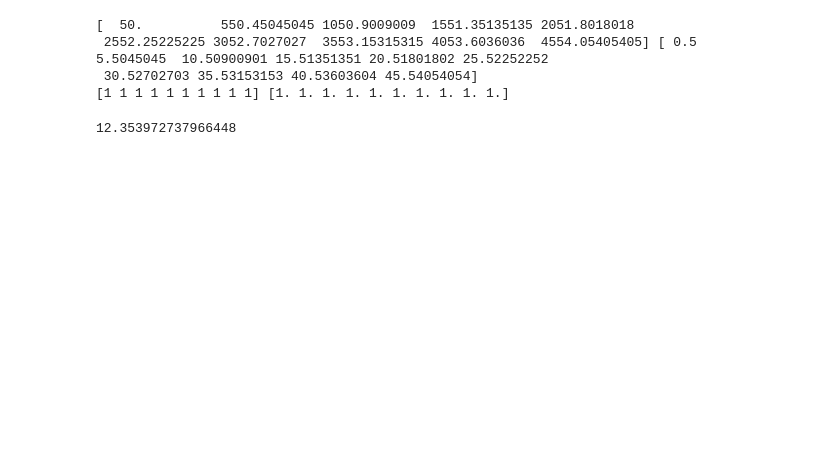
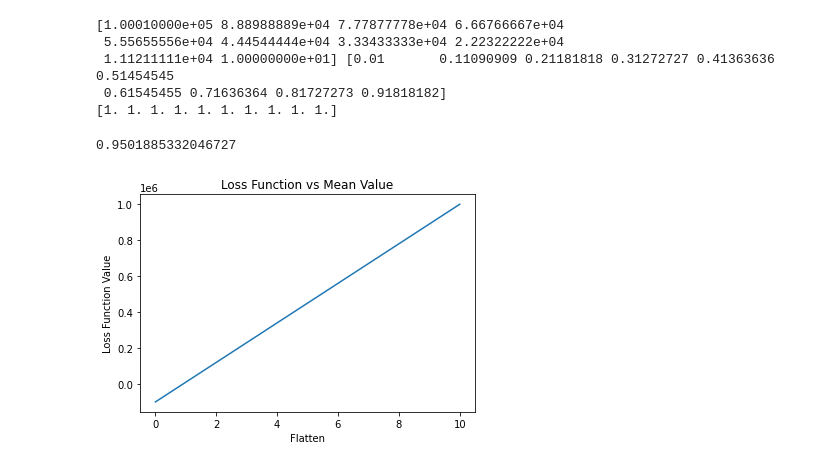
Before and after one commit to InquisitorNova/hffragKaylen, a Jupyter notebook: LossSurface.ipynb, the cells around one changed output. Drawn from its saved outputs; the diff is of its cells as text; code cells hidden in the pictures; blank space fills up the shorter version.

```diff
--- a/LossSurface.ipynb
+++ b/LossSurface.ipynb
@@ -10,22 +11,34 @@ def log_Loss_Function(mean_values,sigma_values,true_value):
 # %%
-true_value = 1000
-std = 10
-interval = 1000
-mean_values = np.linspace(0.05*true_value,500*true_value,interval)
-sigma_values = np.linspace(0.05*std,500*std,interval)
-print(mean_values[:10],sigma_values[:10])
+true_value = 10
+std = 1
+interval = 100
+mean_values = np.linspace(-10000*true_value,100000*true_value,interval)
+Absolute_Errors = true_value - mean_values
+sigma_values = np.linspace(0.01*std,10*std,interval)
+print(Absolute_Errors[:10],sigma_values[:10])
 
-mean_value = np.ones_like(true_value, shape = (interval,))
 sigma_value = np.ones(shape = (interval,))
-print(mean_value[:10],sigma_value[:10])
+print(sigma_value[:10])
 # %% [output]
-[  50.          550.45045045 1050.9009009  1551.35135135 2051.8018018
- 2552.25225225 3052.7027027  3553.15315315 4053.6036036  4554.05405405] [ 0.5         5.5045045  10.50900901 15.51351351 20.51801802 25.52252252
- 30.52702703 35.53153153 40.53603604 45.54054054]
-[1 1 1 1 1 1 1 1 1 1] [1. 1. 1. 1. 1. 1. 1. 1. 1. 1.]
+[1.00010000e+05 8.88988889e+04 7.77877778e+04 6.66766667e+04
+ 5.55655556e+04 4.44544444e+04 3.33433333e+04 2.22322222e+04
+ 1.11211111e+04 1.00000000e+01] [0.01       0.11090909 0.21181818 0.31272727 0.41363636 0.51454545
+ 0.61545455 0.71636364 0.81727273 0.91818182]
+[1. 1. 1. 1. 1. 1. 1. 1. 1. 1.]
-# %%
-log_Loss_Function(-6.408173,np.exp(11.434992),843.45625286)
-# %% [output]
-12.353972737966448
+# %%
+log_Loss_Function(0.25,1)
+# %% [output]
+0.9501885332046727
+# %%
+Flatten_condition = true_value + sigma_values*np.sqrt(sigma_values)
+# %%
+plt.Figure()
+plt.plot(sigma_values,mean_values - Flatten_condition)
+plt.xlabel("Flatten")
+plt.ylabel("Loss Function Value")
+plt.title("Loss Function vs Mean Value")
+plt.show()
+# %% [output]
+[figure, added]
 # %%
 plt.Figure()
```
Also changed, not shown: parts of 8 cells of this notebook, 7 other files.
